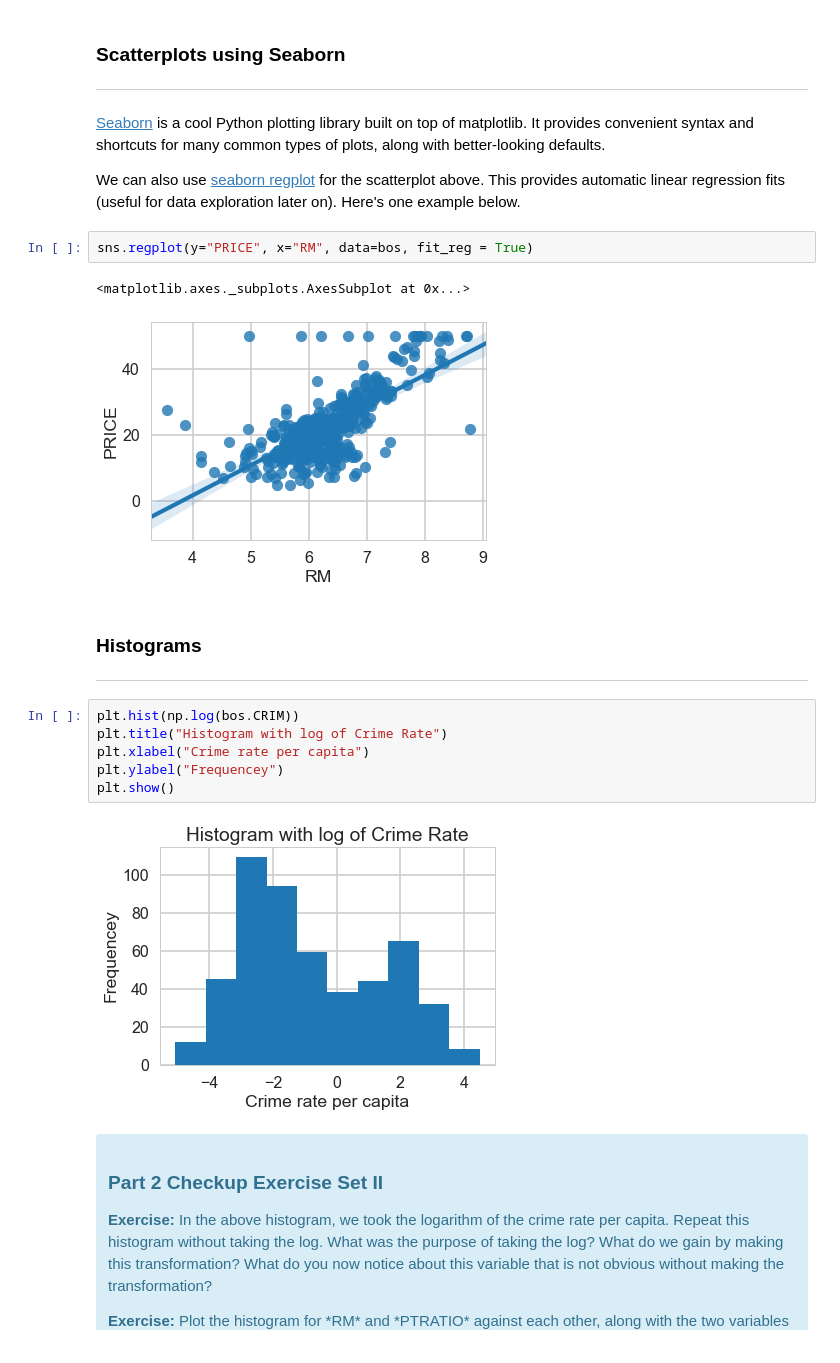
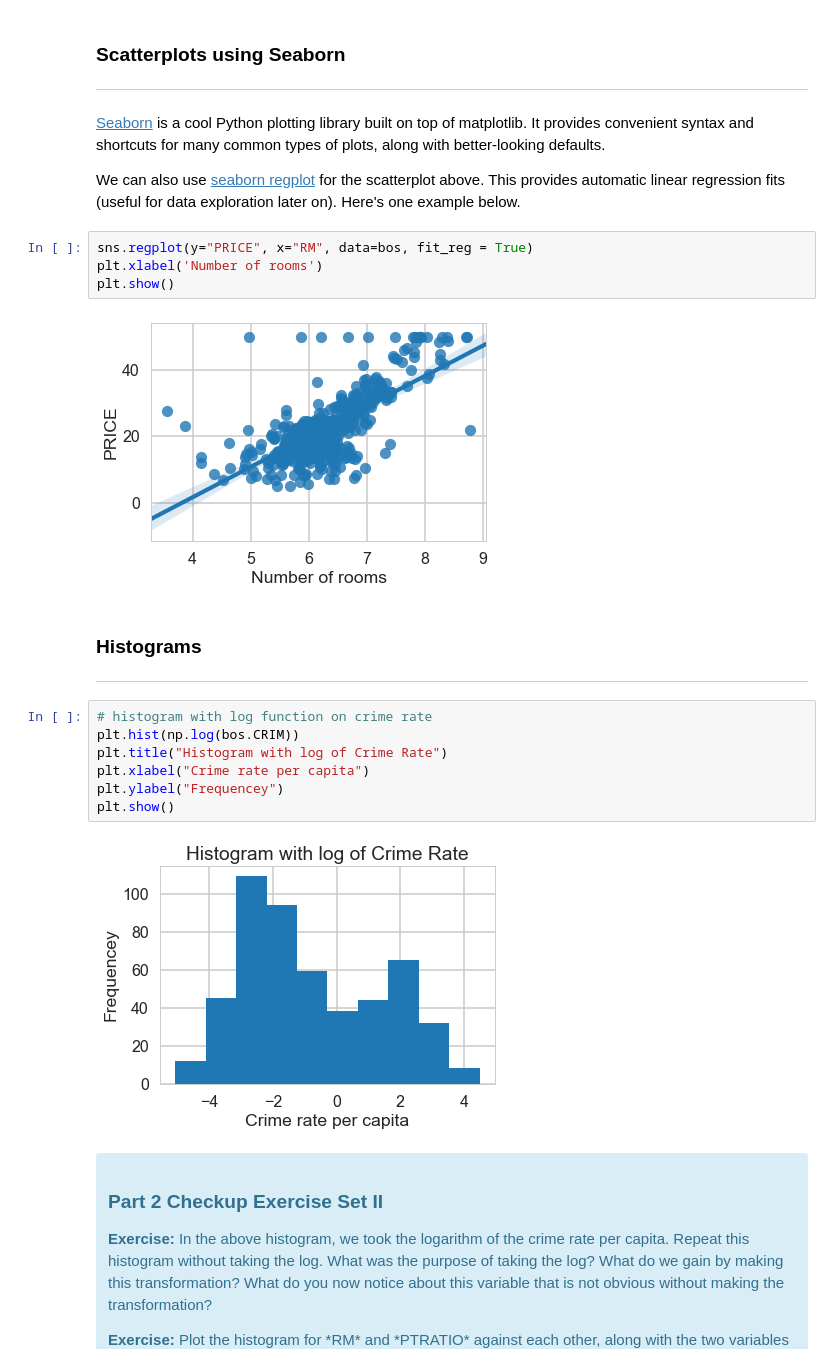
Before and after one commit to sittingman/springboardproj, a Jupyter notebook: linear_regression/Mini_Project_Linear_Regression.ipynb, the cells around one changed output. Saved outputs shown, nothing was run; the diff lists cells and outputs as text.

```diff
--- a/linear_regression/Mini_Project_Linear_Regression.ipynb
+++ b/linear_regression/Mini_Project_Linear_Regression.ipynb
@@ -339,13 +339,15 @@ Taken aside some outliers on the 50 price range, there appear to be negative cor
 We can also use [seaborn regplot](https://stanford.edu/~mwaskom/software/seaborn/tutorial/regression.html#functions-to-draw-linear-regression-models) for the scatterplot above. This provides automatic linear regression fits (useful for data exploration later on). Here's one example below.
 # %%
 sns.regplot(y="PRICE", x="RM", data=bos, fit_reg = True)
+plt.xlabel('Number of rooms')
+plt.show()
 # %% [output]
-<matplotlib.axes._subplots.AxesSubplot at 0x...>
-[figure, old version]
+[figure, new version]
 # %% [markdown]
 ### Histograms
 ***
 # %%
+# histogram with log function on crime rate
 plt.hist(np.log(bos.CRIM))
 plt.title("Histogram with log of Crime Rate")
 plt.xlabel("Crime rate per capita")
```
Also changed, not shown: parts of 12 cells of this notebook.
